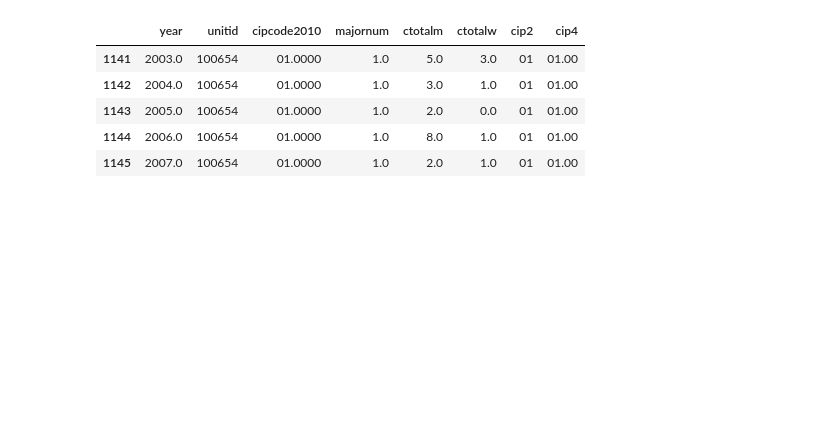
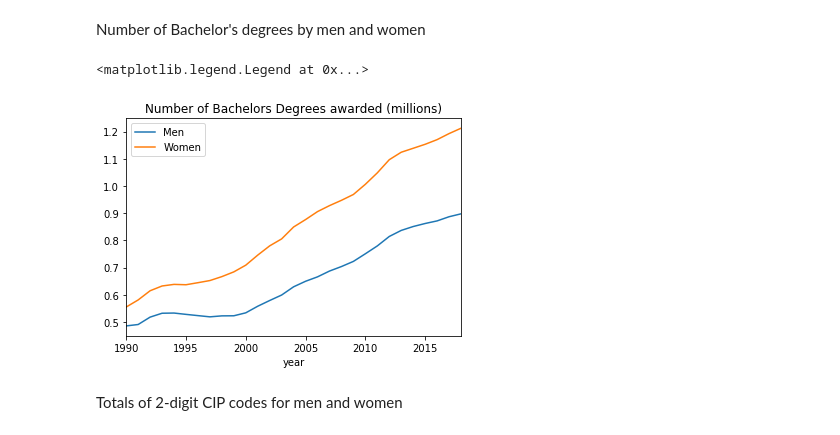
Before and after one commit to tara-sullivan/hcs, a Jupyter notebook: code/ipeds/ipeds_trends.ipynb, the cells around one changed output. Drawn from its saved outputs; the diff is of its cells as text; code cells hidden in the pictures; blank space fills up the shorter version.

Commit message:
Created individual trends graphs

```diff
--- a/code/ipeds/ipeds_trends.ipynb
+++ b/code/ipeds/ipeds_trends.ipynb
@@ -5,0 +1,11 @@ datapath = "Z:/hcs/data/ipeds/"
+# %%
+import numpy as np
+import pandas as pd
+
+import math
+import matplotlib.pyplot as plt
+%matplotlib inline
+
+#datapath = "Z:/hcs/data/ipeds/"
+datapath = "/Users/tarasullivan/Google Drive File Stream/My Drive/research/hcs/data/ipeds/"
+namepath = "/Users/tarasullivan/Google Drive File Stream/My Drive/research/hcs/data/ipeds/cip_edit"
@@ -18,17 +75,21 @@ df = df[(df['cipcode'] != '99') & (df['cipcode'] != '99.') &
         (df['cipcode'] != '99.0000') & (df['cipcode'] != '95.0000') &
         (df['cipcode'] != '95.9500')]
 
+# make year an integer
+df['year'] = df['year'].astype(int)
+
 # check if there are duplicated values according to original cip code
 # note that these may be aggregated
 assert False == df.duplicated(subset=
                               ['year', 'unitid', 'cipcode', 'majornum']).any()
-
-# create two digit and 4 digit cipcodes
-df['cip2'] = df['cipcode2010'].str[:2]
-df['cip4'] = df['cipcode2010'].str[:5]
 # %%
-# aggregate over cipcode2010, majornum
-df.groupby(['year','unitid','cipcode2010','cip4','cip2']).aggregate('sum')
+# aggregate over cipcode2010, majornum; reset index
+df = df.groupby(['year','unitid','cipcode2010']).aggregate('sum')
 
-df.set_index(['year','unitid','cipcode2010'])['cipcode2010']
+# remove columns
+df = df.drop(['awlevel', 'majornum'], axis=1)
+
+# reset index
+df = df.reset_index()
+df.head()
 # %% [output]
@@ -36,16 +101,0 @@ KeyError: 'cipcode2010'
-# %%
-# drop unnecessary columns
-df = df.drop(['cipcode', 'awlevel'], axis=1)
-# %%
-
-
-
-
-df.head()
-# %% [output]
-|  | year | unitid | cipcode2010 | majornum | ctotalm | ctotalw | cip2 | cip4 |
-| 1141 | 2003.0 | 100654 | 01.0000 | 1.0 | 5.0 | 3.0 | 01 | 01.00 |
-| 1142 | 2004.0 | 100654 | 01.0000 | 1.0 | 3.0 | 1.0 | 01 | 01.00 |
-| 1143 | 2005.0 | 100654 | 01.0000 | 1.0 | 2.0 | 0.0 | 01 | 01.00 |
-| 1144 | 2006.0 | 100654 | 01.0000 | 1.0 | 8.0 | 1.0 | 01 | 01.00 |
-| 1145 | 2007.0 | 100654 | 01.0000 | 1.0 | 2.0 | 1.0 | 01 | 01.00 |
@@ -51,0 +124,18 @@ df.head()
+# %% [markdown]
+Number of Bachelor's degrees by men and women
+# %%
+fig = plt.figure()
+ax = plt.axes()
+
+df.groupby(['year']).aggregate('sum').transform(lambda x: x/1e6).plot(ax=ax)
+
+ax.set_title('Number of Bachelors Degrees awarded (millions)')
+
+label_dict = {'ctotalm' : 'Men', 'ctotalw' : 'Women'}
+handles, labels_list = ax.get_legend_handles_labels()
+ax.legend(list(map(label_dict.get, labels_list)))
+# %% [output]
+<matplotlib.legend.Legend at 0x...>
+[figure, added]
+# %% [markdown]
+Totals of 2-digit CIP codes for men and women
```
Also changed, not shown: parts of 31 cells of this notebook.
